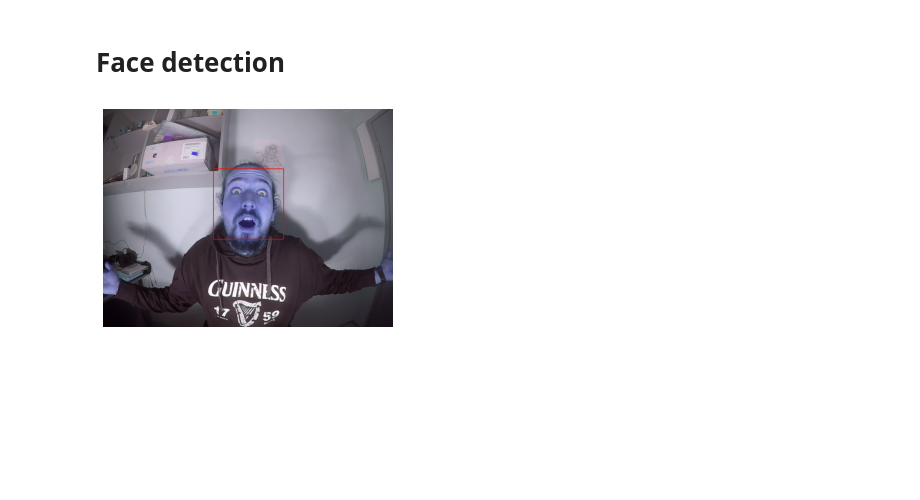
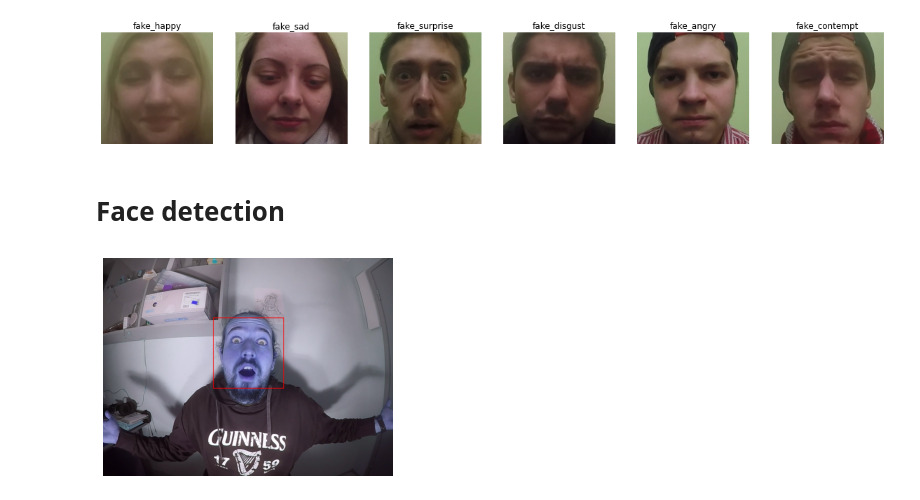
Before and after one commit to dimgag/Genuine_Posed_EmotionRecognition, a Jupyter notebook: notebooks/notebook.ipynb, the cells around one changed output. Drawn from its saved outputs; the diff is of its cells as text; code cells hidden in the pictures; blank space fills up the shorter version.

```diff
--- a/notebooks/notebook.ipynb
+++ b/notebooks/notebook.ipynb
@@ -49,3 +73,15 @@ plt.show()
+# %%
+plt.figure(figsize=(20, 5))
+for i, emotion in enumerate(fake_emotions):
+    plt.subplot(1, len(fake_emotions), i + 1)
+    img = cv2.imread(data_dir + "/" + emotion + "/" + os.listdir(data_dir + "/" + emotion)[0])
+    img = cv2.cvtColor(img, cv2.COLOR_BGR2RGB)
+    plt.imshow(img)
+    plt.title(emotion)
+    plt.axis("off")
+plt.show()
+# %% [output]
+[figure, added]
 # %% [markdown]
 # Face detection
 # %%
```
Also changed, not shown: parts of 5 cells of this notebook, 1 other file.
